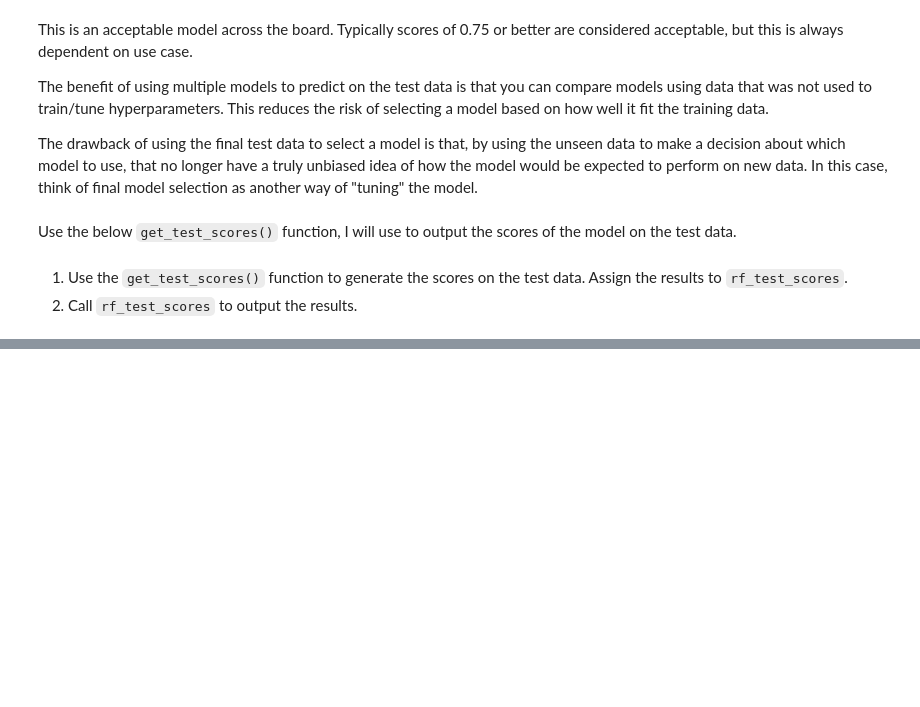
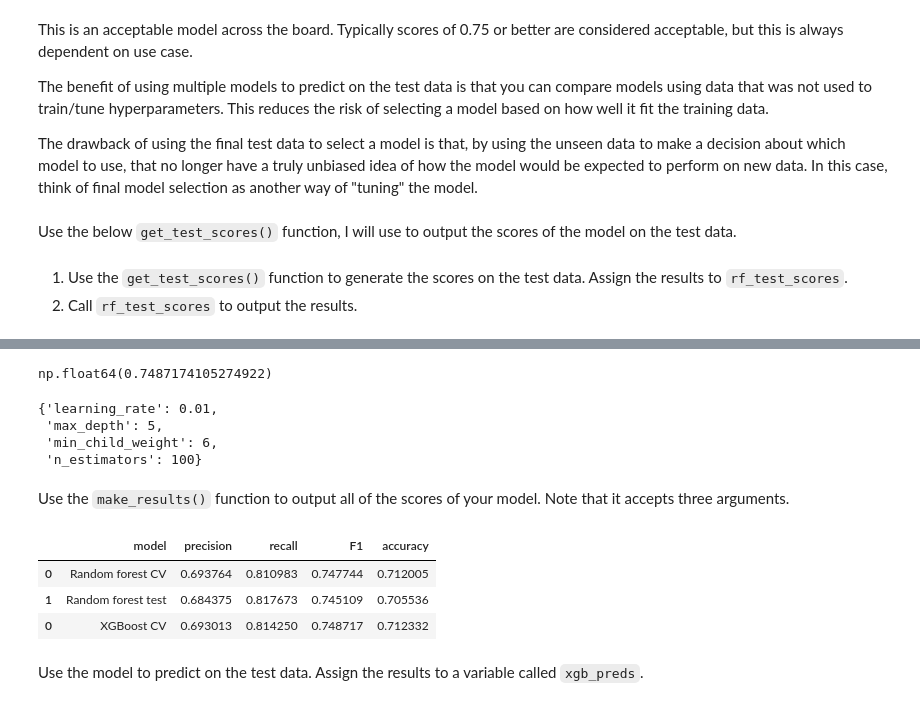
Before and after one commit to JSparktuneGrid/NYC-Taxi-ML-model, a Jupyter notebook: NYC_Taxi_ML_model.ipynb, the cells around one changed output, grey strips where cells are left out. Cells and saved outputs as stored; diff of their text form; code cells hidden in the pictures; blank space fills up the shorter version.

```diff
--- a/NYC_Taxi_ML_model.ipynb
+++ b/NYC_Taxi_ML_model.ipynb
@@ -612,0 +631,16 @@ results
+# %%
+# 1. Instantiate the XGBoost classifier
+xgb = XGBClassifier(objective='binary:logistic', random_state=0)
+
+# 2. Create a dictionary of hyperparameters to tune
+cv_params = {'learning_rate': [0.01,0.1],
+             'max_depth': [2,5,7],
+             'min_child_weight': [2,4,6],
+             'n_estimators': [100,300,500]
+             }
+
+# 3. Define a list of scoring metrics to capture
+scoring = ['accuracy', 'precision', 'recall', 'f1']
+
+# 4. Instantiate the GridSearchCV object
+xgb1 = GridSearchCV(xgb, cv_params, scoring=scoring, cv=4, refit='f1')
@@ -612,0 +677,13 @@ results
+# %%
+# Examine best score
+xgb1.best_score_
+# %% [output]
+np.float64(0.7487174105274922)
+# %%
+# Examine best parameters
+xgb1.best_params_
+# %% [output]
+{'learning_rate': 0.01,
+ 'max_depth': 5,
+ 'min_child_weight': 6,
+ 'n_estimators': 100}
@@ -612,0 +698,14 @@ results
+# %% [markdown]
+Use the `make_results()` function to output all of the scores of your model. Note that it accepts three arguments.
+# %%
+# Call 'make_results()' on the GridSearch object
+xgb1_cv_results = make_results('XGBoost CV', xgb1, 'f1')
+results = pd.concat([results, xgb1_cv_results], axis=0)
+results
+# %% [output]
+|  | model | precision | recall | F1 | accuracy |
+| 0 | Random forest CV | 0.693764 | 0.810983 | 0.747744 | 0.712005 |
+| 1 | Random forest test | 0.684375 | 0.817673 | 0.745109 | 0.705536 |
+| 0 | XGBoost CV | 0.693013 | 0.814250 | 0.748717 | 0.712332 |
+# %% [markdown]
+Use the model to predict on the test data. Assign the results to a variable called `xgb_preds`.
```
Also changed, not shown: parts of 27 cells of this notebook, 4 other files.
